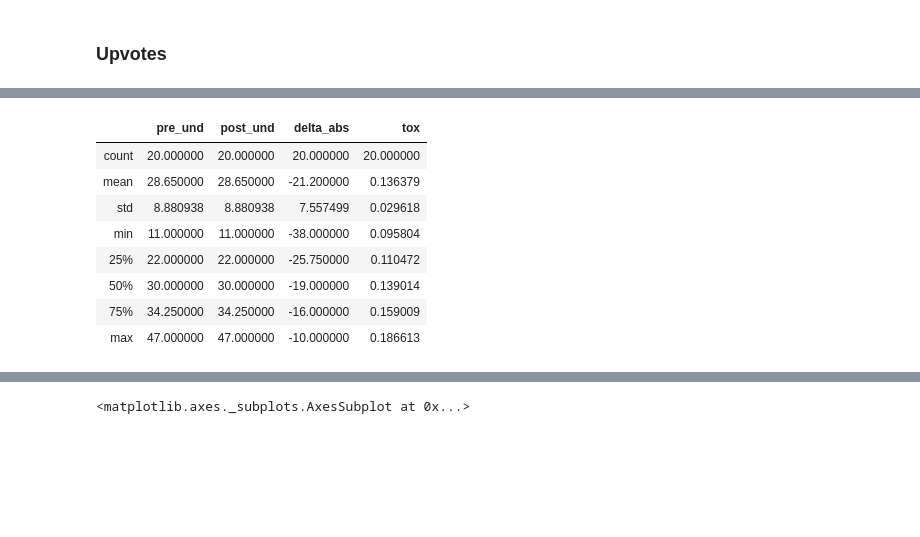
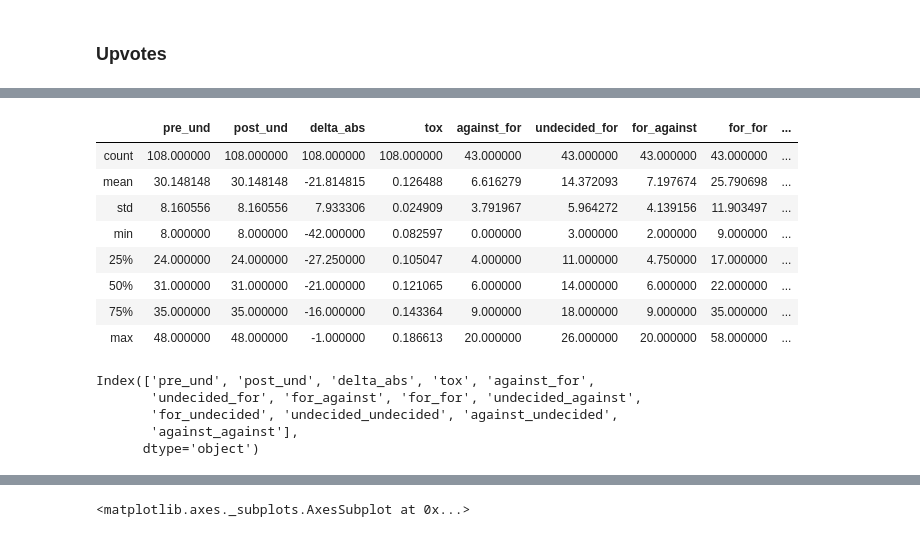
Before and after one commit to rjz46/Cornell-Conversational-Analysis-Toolkit, a Jupyter notebook: datasets/reddit_coarse_discourse-corpus/A1E_Upvote_Toxicity_Transformer.ipynb, the cells around one changed output, grey strips where cells are left out. Saved outputs shown, nothing was run; the diff lists cells and outputs as text; code cells hidden in the pictures; blank space fills up the shorter version.

Commit message:
Looking at detailed breakdown - in progress

```diff
--- a/datasets/reddit_coarse_discourse-corpus/A1E_Upvote_Toxicity_Transformer.ipynb
+++ b/datasets/reddit_coarse_discourse-corpus/A1E_Upvote_Toxicity_Transformer.ipynb
@@ -213,4 +209,4 @@ UnboundLocalError: ignored
 # %% [markdown]
 ## IQ2
 # %%
-iq2_corpus = convokit.Corpus(filename="datasets/iq2_corpus/iq2_corpus")
+iq2_corpus = convokit.Corpus(filename="datasets/iq2_corpus")
@@ -220,11 +214,13 @@ iq2_corpus = convokit.Corpus(filename="datasets/iq2_corpus/iq2_corpus")
 ### Sample
 # %%
 utts = iq2_corpus.utterances
-num_convos = 20 #@param
+num_convos = None #@param
 print(len(utts))
 
 sampled_utts = []
-convo_sample_ids = iq2_corpus.get_conversation_ids()[:num_convos]
+convo_sample_ids = iq2_corpus.get_conversation_ids()
+if num_convos:
+  convo_sample_ids = convo_sample_ids[:num_convos]
 for idx in convo_sample_ids:
   convo = iq2_corpus.get_conversation(idx)
   for utt_id in convo.get_utterance_ids():
@@ -241,9 +237,9 @@ Sampled corpus with 20 convos and 4934 utterances
 # %%
 reload_from_api = False
 if reload_from_api:
-  tox_small_iq2 = convokit.Toxicity(api_key="Not currently used - is hardcoded", toxicity_path_to_save="convokit/toxicity/data/iq2_small_corpus.json")
+  tox_small_iq2 = convokit.Toxicity(api_key="Not currently used - is hardcoded", toxicity_path_to_save="convokit/toxicity/data/iq2_corpus.json")
 else:
-  tox_small_iq2 = convokit.Toxicity(toxicity_json_path="convokit/toxicity/data/iq2_small_corpus.json")
+  tox_small_iq2 = convokit.Toxicity(toxicity_json_path="convokit/toxicity/data/iq2_corpus.json")
 
 small_iq2_corpus = tox_small_iq2.transform(small_iq2_corpus)
 # %% [output]
@@ -271,11 +267,6 @@ Conversation({'_owner': <convokit.model.corpus.Corpus object at 0x...>, '_id': '
 Conversation({'_owner': <convokit.model.corpus.Corpus object at 0x...>, '_id': '2627', '_utterance_ids': ['2627', '2628', '2629', '2630', '2631', '2632', '2633', '2634', '2635', '2636', '2637', '2638' ...
 {}
 # %%
-utt_ups_tox = {}
-pre_und_pcts = []
-post_und_pcts = []
-tox_values = []
-
 convos_dict = {}
 for convo_id in small_iq2_corpus.get_conversation_ids():
   convo = small_iq2_corpus.get_conversation(convo_id)
@@ -284,39 +275,49 @@ for convo_id in small_iq2_corpus.get_conversation_ids():
   # print(convo.meta.keys())
   # break
   # print(small_iq2_corpus.get_utterance())
 
   tox_values.append(convo.meta['averagetoxicity'])
   results = convo.meta['results']
 
   pre_und = results['pre']['undecided']
   post_und = results['post']['undecided']
   delta_abs = post_und - pre_und
   delta_abs = post_und - pre_und
   row = collections.OrderedDict((
   ('pre_und', pre_und),
   ('post_und', pre_und),
   ('delta_abs', post_und - pre_und),
   # ('delta_pct', 100.0 * (post_und - pre_und)),
   ))
   # print(results)
   # pre_und_pcts.append(['pre']['undecided'] / sum(results.values()))
   # row = {}
   row['tox'] = convo.meta['averagetoxicity']
+  if results['breakdown']:
+    row.update(results['breakdown'])
 
   # results =
 
   # row.update(convo.meta['results'])
   convos_dict[convo_id] = row
 
 df = pd.DataFrame.from_dict(convos_dict, orient='index')
 df.describe()
 # %% [output]
-|  | pre_und | post_und | delta_abs | tox |
-| count | 20.000000 | 20.000000 | 20.000000 | 20.000000 |
-| mean | 28.650000 | 28.650000 | -21.200000 | 0.136379 |
-| std | 8.880938 | 8.880938 | 7.557499 | 0.029618 |
-| min | 11.000000 | 11.000000 | -38.000000 | 0.095804 |
-| 25% | 22.000000 | 22.000000 | -25.750000 | 0.110472 |
-| 50% | 30.000000 | 30.000000 | -19.000000 | 0.139014 |
-| 75% | 34.250000 | 34.250000 | -16.000000 | 0.159009 |
-| max | 47.000000 | 47.000000 | -10.000000 | 0.186613 |
+|  | pre_und | post_und | delta_abs | tox | against_for | undecided_for | for_against | for_for | ... |
+| count | 108.000000 | 108.000000 | 108.000000 | 108.000000 | 43.000000 | 43.000000 | 43.000000 | 43.000000 | ... |
+| mean | 30.148148 | 30.148148 | -21.814815 | 0.126488 | 6.616279 | 14.372093 | 7.197674 | 25.790698 | ... |
+| std | 8.160556 | 8.160556 | 7.933306 | 0.024909 | 3.791967 | 5.964272 | 4.139156 | 11.903497 | ... |
+| min | 8.000000 | 8.000000 | -42.000000 | 0.082597 | 0.000000 | 3.000000 | 2.000000 | 9.000000 | ... |
+| 25% | 24.000000 | 24.000000 | -27.250000 | 0.105047 | 4.000000 | 11.000000 | 4.750000 | 17.000000 | ... |
+| 50% | 31.000000 | 31.000000 | -21.000000 | 0.121065 | 6.000000 | 14.000000 | 6.000000 | 22.000000 | ... |
+| 75% | 35.000000 | 35.000000 | -16.000000 | 0.143364 | 9.000000 | 18.000000 | 9.000000 | 35.000000 | ... |
+| max | 48.000000 | 48.000000 | -1.000000 | 0.186613 | 20.000000 | 26.000000 | 20.000000 | 58.000000 | ... |
+# %%
+df.columns
+# %% [output]
+Index(['pre_und', 'post_und', 'delta_abs', 'tox', 'against_for',
+       'undecided_for', 'for_against', 'for_for', 'undecided_against',
+       'for_undecided', 'undecided_undecided', 'against_undecided',
+       'against_against'],
+      dtype='object')
```
Also changed, not shown: parts of 6 cells of this notebook.
